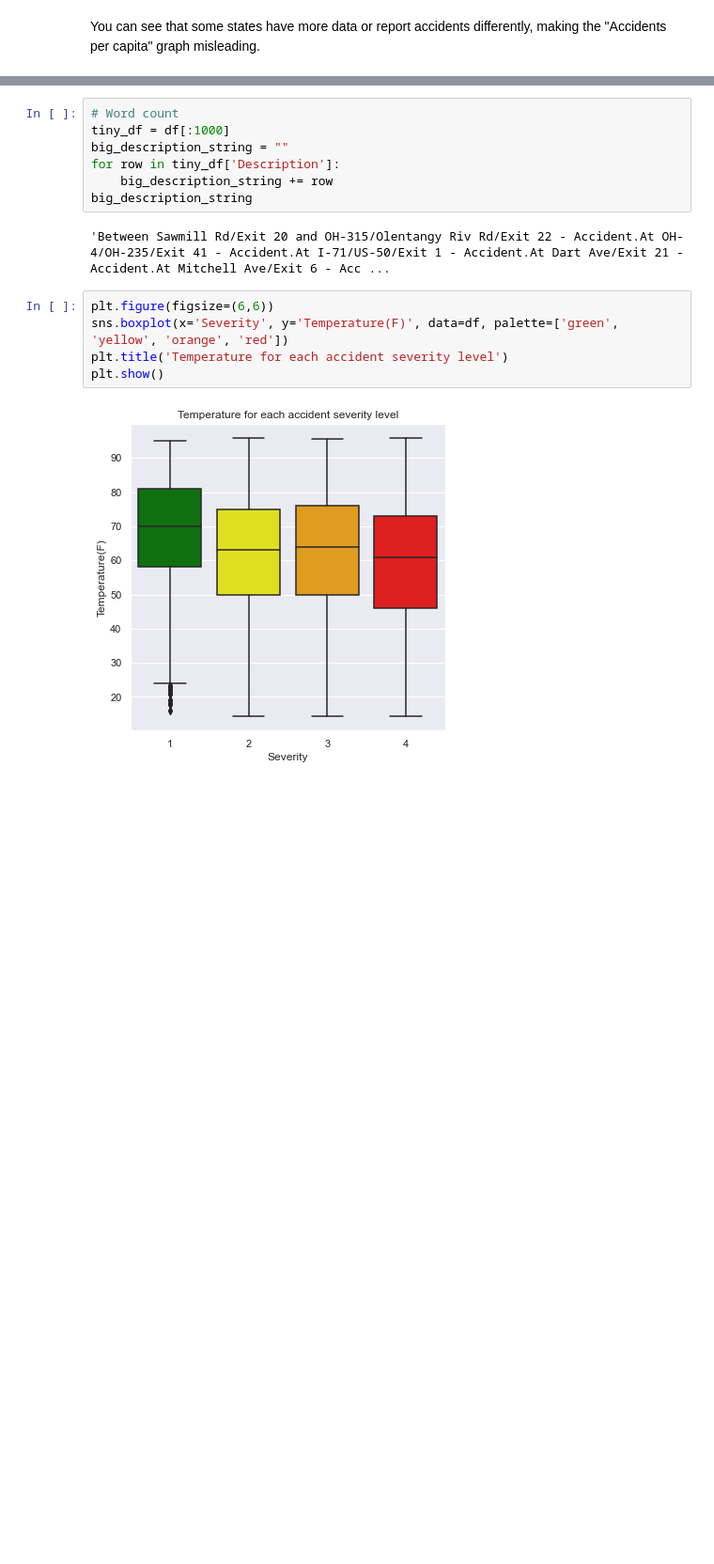
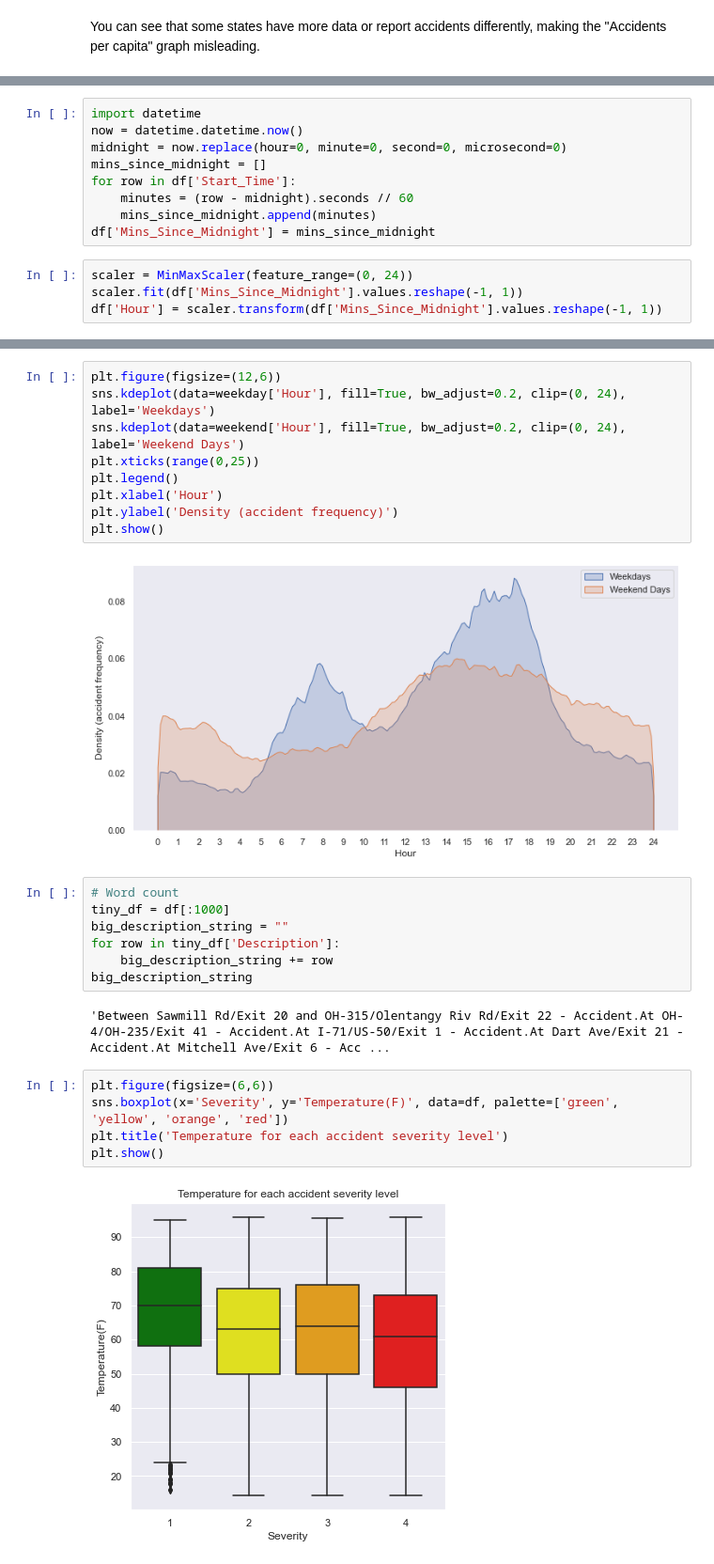
Before and after one commit to jeffc1020/453-visualization, a Jupyter notebook: final.ipynb, the cells around one changed output, grey strips where cells are left out. Shown at 94% size. Cells and saved outputs as stored; diff of their text form; blank space fills up the shorter version.

```diff
--- a/final.ipynb
+++ b/final.ipynb
@@ -437 +452,14 @@ The data even varies by county. However, the data seems evenly spread across a s
+# %%
+import datetime
+now = datetime.datetime.now()
+midnight = now.replace(hour=0, minute=0, second=0, microsecond=0)
+mins_since_midnight = []
+for row in df['Start_Time']:
+    minutes = (row - midnight).seconds // 60
+    mins_since_midnight.append(minutes)
+df['Mins_Since_Midnight'] = mins_since_midnight
+# %%
+scaler = MinMaxScaler(feature_range=(0, 24))
+scaler.fit(df['Mins_Since_Midnight'].values.reshape(-1, 1))
+df['Hour'] = scaler.transform(df['Mins_Since_Midnight'].values.reshape(-1, 1))
 # %%
@@ -485,5 +487,16 @@ plt.show()
 [figure]
 [figure]
+# %%
+plt.figure(figsize=(12,6))
+sns.kdeplot(data=weekday['Hour'], fill=True, bw_adjust=0.2, clip=(0, 24), label='Weekdays')
+sns.kdeplot(data=weekend['Hour'], fill=True, bw_adjust=0.2, clip=(0, 24), label='Weekend Days')
+plt.xticks(range(0,25))
+plt.legend()
+plt.xlabel('Hour')
+plt.ylabel('Density (accident frequency)')
+plt.show()
+# %% [output]
+[figure, added]
 # %%
 # Word count
 tiny_df = df[:1000]
```
Also changed, not shown: parts of 5 cells of this notebook.
